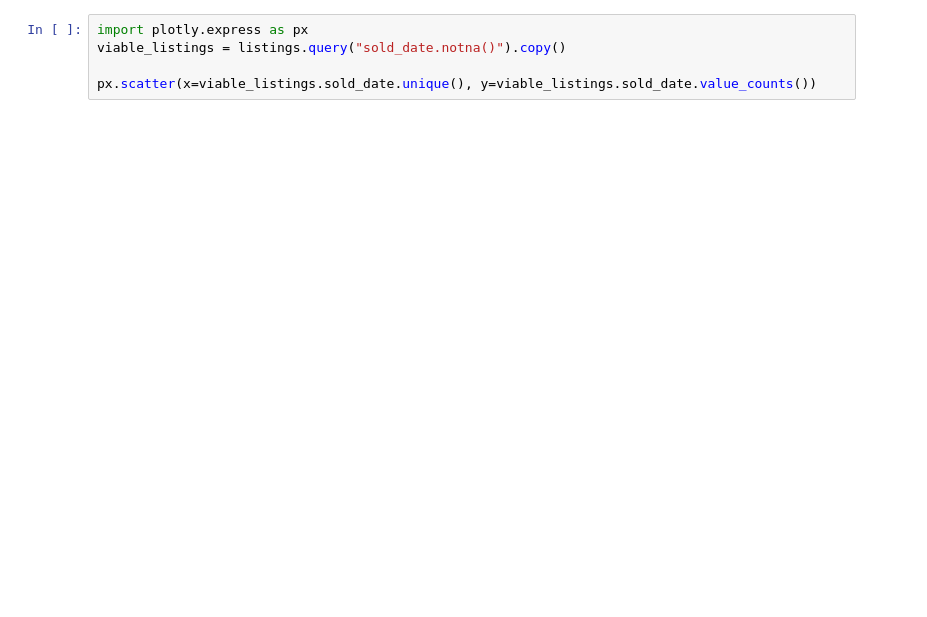
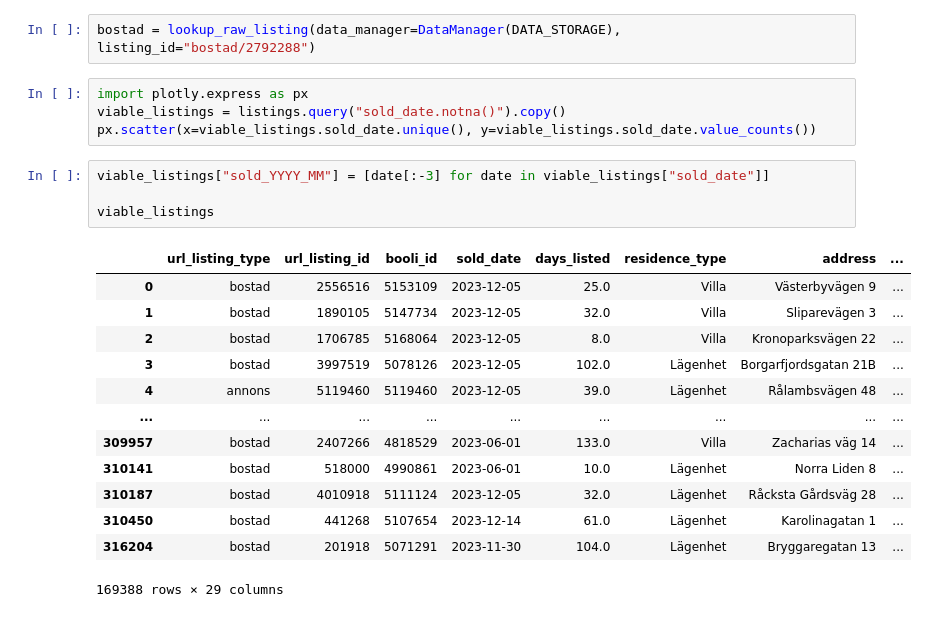
Before and after one commit to wlamnorman/housing-pricer, a Jupyter notebook: housing_pricer/data_processing/data_processing_lab.ipynb, the cells around one changed output. Drawn from its saved outputs; the diff is of its cells as text; blank space fills up the shorter version.

```diff
--- a/housing_pricer/data_processing/data_processing_lab.ipynb
+++ b/housing_pricer/data_processing/data_processing_lab.ipynb
@@ -26,5 +31,24 @@ listings
+# %%
+bostad = lookup_raw_listing(data_manager=DataManager(DATA_STORAGE), listing_id="bostad/2792288")
 # %%
 import plotly.express as px
 viable_listings = listings.query("sold_date.notna()").copy()
-
 px.scatter(x=viable_listings.sold_date.unique(), y=viable_listings.sold_date.value_counts())
+# %%
+viable_listings["sold_YYYY_MM"] = [date[:-3] for date in viable_listings["sold_date"]]
+
+viable_listings
+# %% [output]
+|  | url_listing_type | url_listing_id | booli_id | sold_date | days_listed | residence_type | address | ... |
+| 0 | bostad | 2556516 | 5153109 | 2023-12-05 | 25.0 | Villa | Västerbyvägen 9 | ... |
+| 1 | bostad | 1890105 | 5147734 | 2023-12-05 | 32.0 | Villa | Sliparevägen 3 | ... |
+| 2 | bostad | 1706785 | 5168064 | 2023-12-05 | 8.0 | Villa | Kronoparksvägen 22 | ... |
+| 3 | bostad | 3997519 | 5078126 | 2023-12-05 | 102.0 | Lägenhet | Borgarfjordsgatan 21B | ... |
+| 4 | annons | 5119460 | 5119460 | 2023-12-05 | 39.0 | Lägenhet | Rålambsvägen 48 | ... |
+| ... | ... | ... | ... | ... | ... | ... | ... | ... |
+| 309957 | bostad | 2407266 | 4818529 | 2023-06-01 | 133.0 | Villa | Zacharias väg 14 | ... |
+| 310141 | bostad | 518000 | 4990861 | 2023-06-01 | 10.0 | Lägenhet | Norra Liden 8 | ... |
+| 310187 | bostad | 4010918 | 5111124 | 2023-12-05 | 32.0 | Lägenhet | Råcksta Gårdsväg 28 | ... |
+| 310450 | bostad | 441268 | 5107654 | 2023-12-14 | 61.0 | Lägenhet | Karolinagatan 1 | ... |
+| 316204 | bostad | 201918 | 5071291 | 2023-11-30 | 104.0 | Lägenhet | Bryggaregatan 13 | ... |
+169388 rows × 29 columns
```
Also changed, not shown: parts of 2 cells of this notebook, 1 other file.
